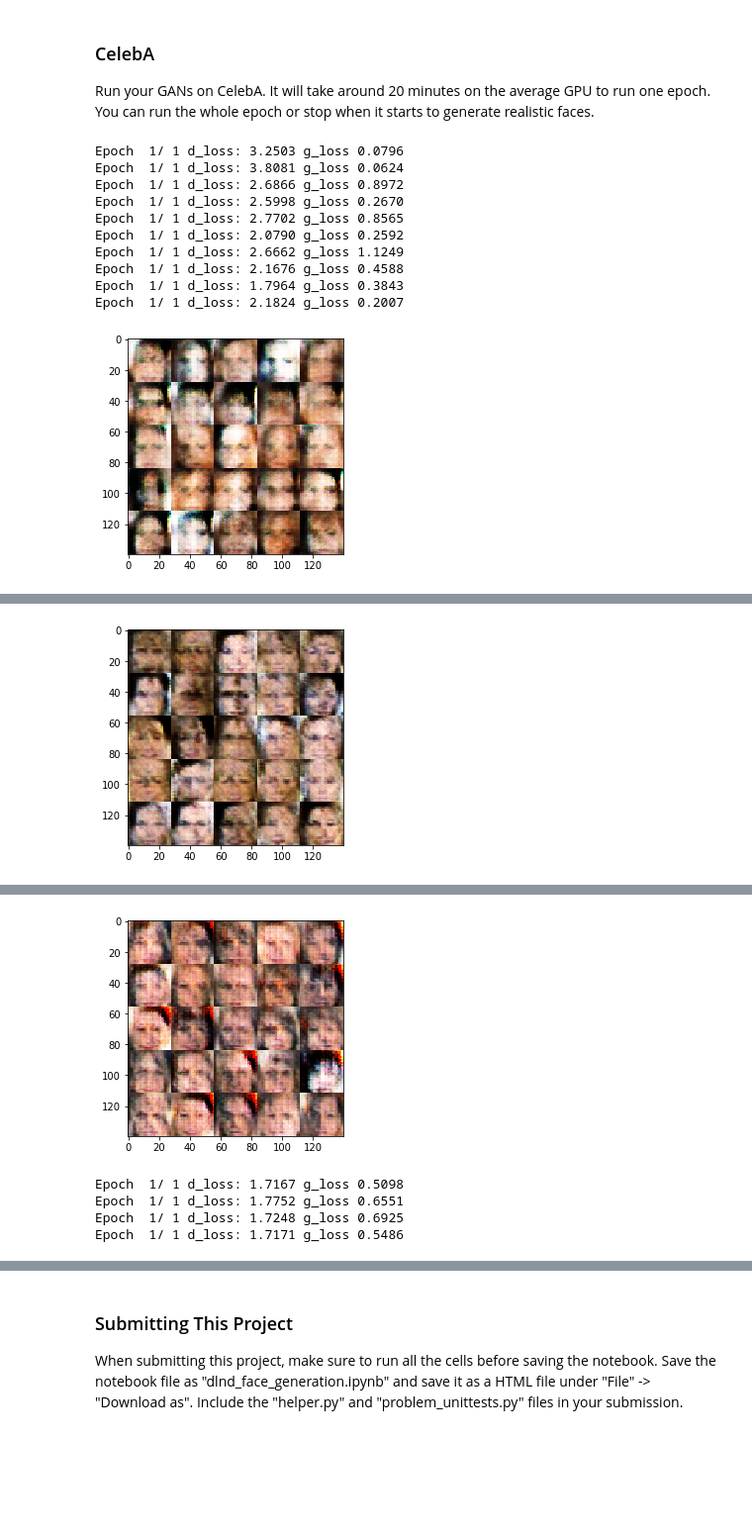
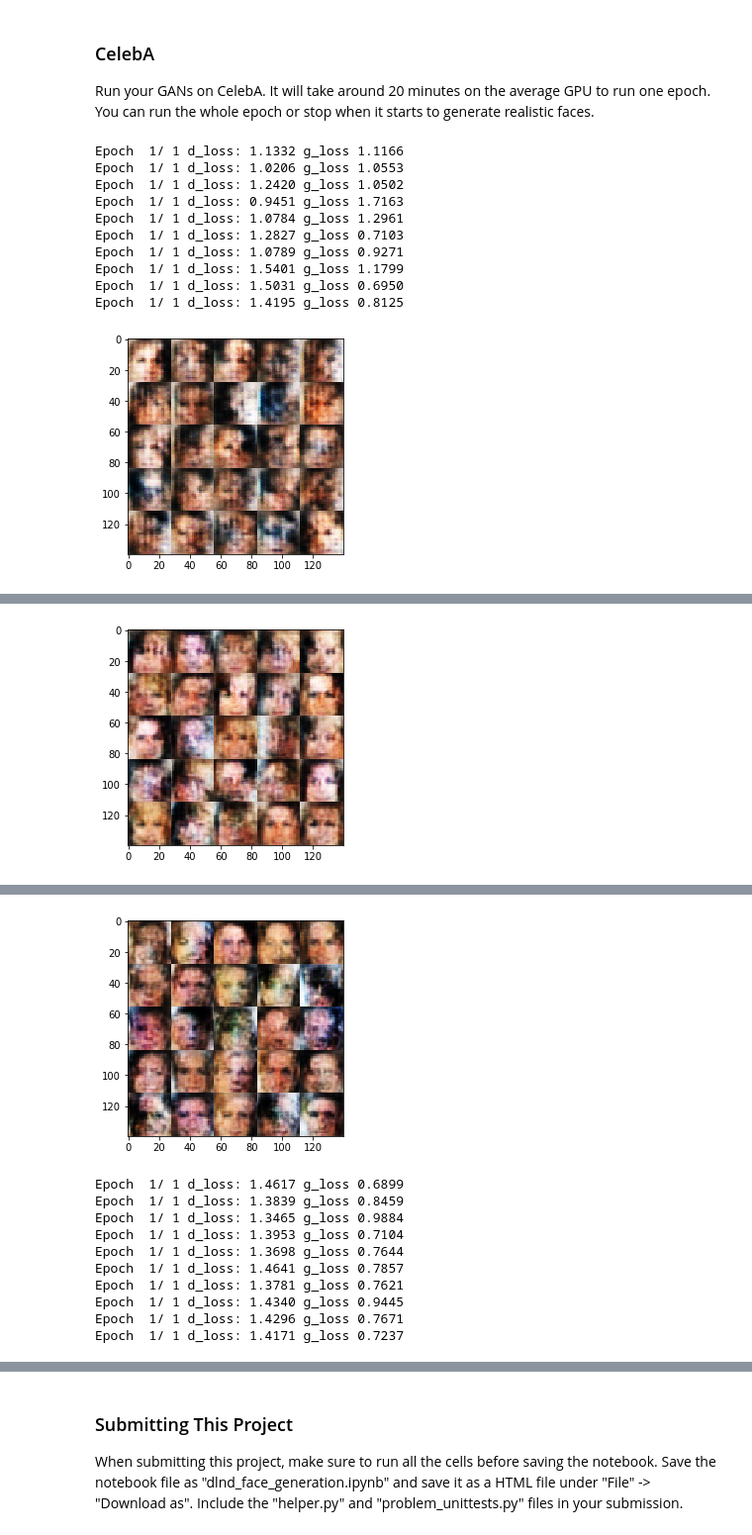
Before and after one commit to bigsasi/face-generator, a Jupyter notebook: dlnd_face_generation.ipynb, the cells around one changed output, grey strips where cells are left out. Shown at 99% size. Cells and saved outputs as stored; diff of their text form; code cells hidden in the pictures; blank space fills up the shorter version.

```diff
--- a/dlnd_face_generation.ipynb
+++ b/dlnd_face_generation.ipynb
@@ -160,7 +160,7 @@ def discriminator(images, reuse=False, alpha=0.2):
         # x = tf.maximum(alpha * x, x)
         # x = tf.layers.dropout(x, 0.3)
 
-        logits = tf.layers.dense(tf.reshape(x, (-1, 7 * 7 * 512)), 1)
+        logits = tf.layers.dense(tf.reshape(x, (-1, 7 * 7 * 256)), 1)
         out = tf.sigmoid(logits)
 
         return out, logits
@@ -185,30 +185,31 @@ def generator(z, out_channel_dim, is_train=True, alpha=0.2):
     :return: The tensor output of the generator
     """
     with tf.variable_scope('generator', reuse=not is_train):
-        x = tf.layers.dense(z, 7 * 7 * 512)
-        x = tf.reshape(x, (-1, 7, 7, 512))
+        x = tf.layers.dense(z, 7 * 7 * 256)
+        x = tf.reshape(x, (-1, 7, 7, 256))
         x = tf.layers.batch_normalization(x, training=is_train)
         x = tf.maximum(alpha * x, x)
         # x = tf.nn.relu(x)
-        x = tf.layers.dropout(x, 0.8)
-
-        x = tf.layers.conv2d_transpose(x, 256, 5, strides=2, padding='same', kernel_initializer=tf.contrib.layers.xavier_initializer())
-        x = tf.layers.batch_normalization(x, training=is_train)
-        x = tf.maximum(alpha * x, x)
-        # x = tf.nn.relu(x)
-        x = tf.layers.dropout(x, 0.8)
 
         x = tf.layers.conv2d_transpose(x, 128, 5, strides=2, padding='same', kernel_initializer=tf.contrib.layers.xavier_initializer())
         x = tf.layers.batch_normalization(x, training=is_train)
         x = tf.maximum(alpha * x, x)
         # x = tf.nn.relu(x)
-        x = tf.layers.dropout(x, 0.8)
+
+        x = tf.layers.conv2d_transpose(x, 64, 5, strides=1, padding='same', kernel_initializer=tf.contrib.layers.xavier_initializer())
+        x = tf.layers.batch_normalization(x, training=is_train)
+        x = tf.maximum(alpha * x, x)
+        # x = tf.nn.relu(x)
         # 14 x 14 x 128
 
-        # x = tf.layers.conv2d_transpose(x, 64, 5, strides=1, padding='same')
-        # x = tf.layers.batch_normalization(x, training=is_train)
-        # x = tf.maximum(alpha * x, x)
+        x = tf.layers.conv2d_transpose(x, 32, 5, strides=2, padding='same', kernel_initializer=tf.contrib.layers.xavier_initializer())
+        x = tf.layers.batch_normalization(x, training=is_train)
+        x = tf.maximum(alpha * x, x)
         # 28 x 28 x 64
+
+        x = tf.layers.conv2d_transpose(x, 16, 5, strides=1, padding='same', kernel_initializer=tf.contrib.layers.xavier_initializer())
+        x = tf.layers.batch_normalization(x, training=is_train)
+        x = tf.maximum(alpha * x, x)
 
         logits = tf.layers.conv2d_transpose(x, out_channel_dim, 5, strides=1, padding='same', kernel_initializer=tf.contrib.layers.xavier_initializer())
         # 28 x 28 x out_channel_dim
@@ -354,7 +355,7 @@ def train(epoch_count, batch_size, z_dim, learning_rate, beta1, get_batches, dat
     image_channels = data_shape[3]
 
     input_real, input_z, lr = model_inputs(image_width, image_height, image_channels, z_dim)
-    d_loss, g_loss = model_loss(input_real, input_z, image_channels, alpha=0.2, smooth=0)
+    d_loss, g_loss = model_loss(input_real, input_z, image_channels, alpha=0.2, smooth=0.1)
     d_opt, g_opt = model_opt(d_loss, g_loss, lr, beta1)
 
     step = 0
@@ -374,9 +375,6 @@ def train(epoch_count, batch_size, z_dim, learning_rate, beta1, get_batches, dat
                 _ = sess.run(g_opt, feed_dict={input_real: batch_images,
                                                input_z: batch_z,
                                                lr: learning_rate})
-                _ = sess.run(g_opt, feed_dict={input_real: batch_images,
-                                               input_z: batch_z,
-                                               lr: learning_rate})
                 if step % (show_every // 10) == 0:
                     train_loss_d = d_loss.eval({input_real:batch_images,
                                                 input_z: batch_z,
@@ -479,30 +477,30 @@ Epoch  2/ 2 d_loss: 1.6278 g_loss 0.3595
 ### CelebA
 Run your GANs on CelebA.  It will take around 20 minutes on the average GPU to run one epoch.  You can run the whole epoch or stop when it starts to generate realistic faces.
 # %%
-batch_size = 64
+batch_size = 32
 z_dim = 100
-learning_rate = 0.001
-beta1 = 0.4
+learning_rate = 0.0003
+beta1 = 0.3
 
 
 """
 DON'T MODIFY ANYTHING IN THIS CELL THAT IS BELOW THIS LINE
 """
 epochs = 1
 
 celeba_dataset = helper.Dataset('celeba', glob(os.path.join(data_dir, 'img_align_celeba/*.jpg')))
 with tf.Graph().as_default():
     train(epochs, batch_size, z_dim, learning_rate, beta1, celeba_dataset.get_batches,
           celeba_dataset.shape, celeba_dataset.image_mode)
 # %% [output]
-Epoch  1/ 1 d_loss: 3.2503 g_loss 0.0796
-Epoch  1/ 1 d_loss: 3.8081 g_loss 0.0624
-Epoch  1/ 1 d_loss: 2.6866 g_loss 0.8972
-Epoch  1/ 1 d_loss: 2.5998 g_loss 0.2670
-Epoch  1/ 1 d_loss: 2.7702 g_loss 0.8565
-Epoch  1/ 1 d_loss: 2.0790 g_loss 0.2592
-Epoch  1/ 1 d_loss: 2.6662 g_loss 1.1249
-Epoch  1/ 1 d_loss: 2.1676 g_loss 0.4588
-Epoch  1/ 1 d_loss: 1.7964 g_loss 0.3843
-Epoch  1/ 1 d_loss: 2.1824 g_loss 0.2007
+Epoch  1/ 1 d_loss: 1.1332 g_loss 1.1166
+Epoch  1/ 1 d_loss: 1.0206 g_loss 1.0553
+Epoch  1/ 1 d_loss: 1.2420 g_loss 1.0502
+Epoch  1/ 1 d_loss: 0.9451 g_loss 1.7163
+Epoch  1/ 1 d_loss: 1.0784 g_loss 1.2961
+Epoch  1/ 1 d_loss: 1.2827 g_loss 0.7103
+Epoch  1/ 1 d_loss: 1.0789 g_loss 0.9271
+Epoch  1/ 1 d_loss: 1.5401 g_loss 1.1799
+Epoch  1/ 1 d_loss: 1.5031 g_loss 0.6950
+Epoch  1/ 1 d_loss: 1.4195 g_loss 0.8125
-[figure, old version]
+[figure, new version]
@@ -519 +517 @@ Epoch  1/ 1 d_loss: 1.8336 g_loss 0.8027
-[figure, old version]
+[figure, new version]
@@ -530,5 +528,11 @@ Epoch  1/ 1 d_loss: 1.6428 g_loss 0.4642
-[figure, old version]
+[figure, new version]
-Epoch  1/ 1 d_loss: 1.7167 g_loss 0.5098
-Epoch  1/ 1 d_loss: 1.7752 g_loss 0.6551
-Epoch  1/ 1 d_loss: 1.7248 g_loss 0.6925
-Epoch  1/ 1 d_loss: 1.7171 g_loss 0.5486
+Epoch  1/ 1 d_loss: 1.4617 g_loss 0.6899
+Epoch  1/ 1 d_loss: 1.3839 g_loss 0.8459
+Epoch  1/ 1 d_loss: 1.3465 g_loss 0.9884
+Epoch  1/ 1 d_loss: 1.3953 g_loss 0.7104
+Epoch  1/ 1 d_loss: 1.3698 g_loss 0.7644
+Epoch  1/ 1 d_loss: 1.4641 g_loss 0.7857
+Epoch  1/ 1 d_loss: 1.3781 g_loss 0.7621
+Epoch  1/ 1 d_loss: 1.4340 g_loss 0.9445
+Epoch  1/ 1 d_loss: 1.4296 g_loss 0.7671
+Epoch  1/ 1 d_loss: 1.4171 g_loss 0.7237
```
Also changed, not shown: parts of 2 cells of this notebook.
